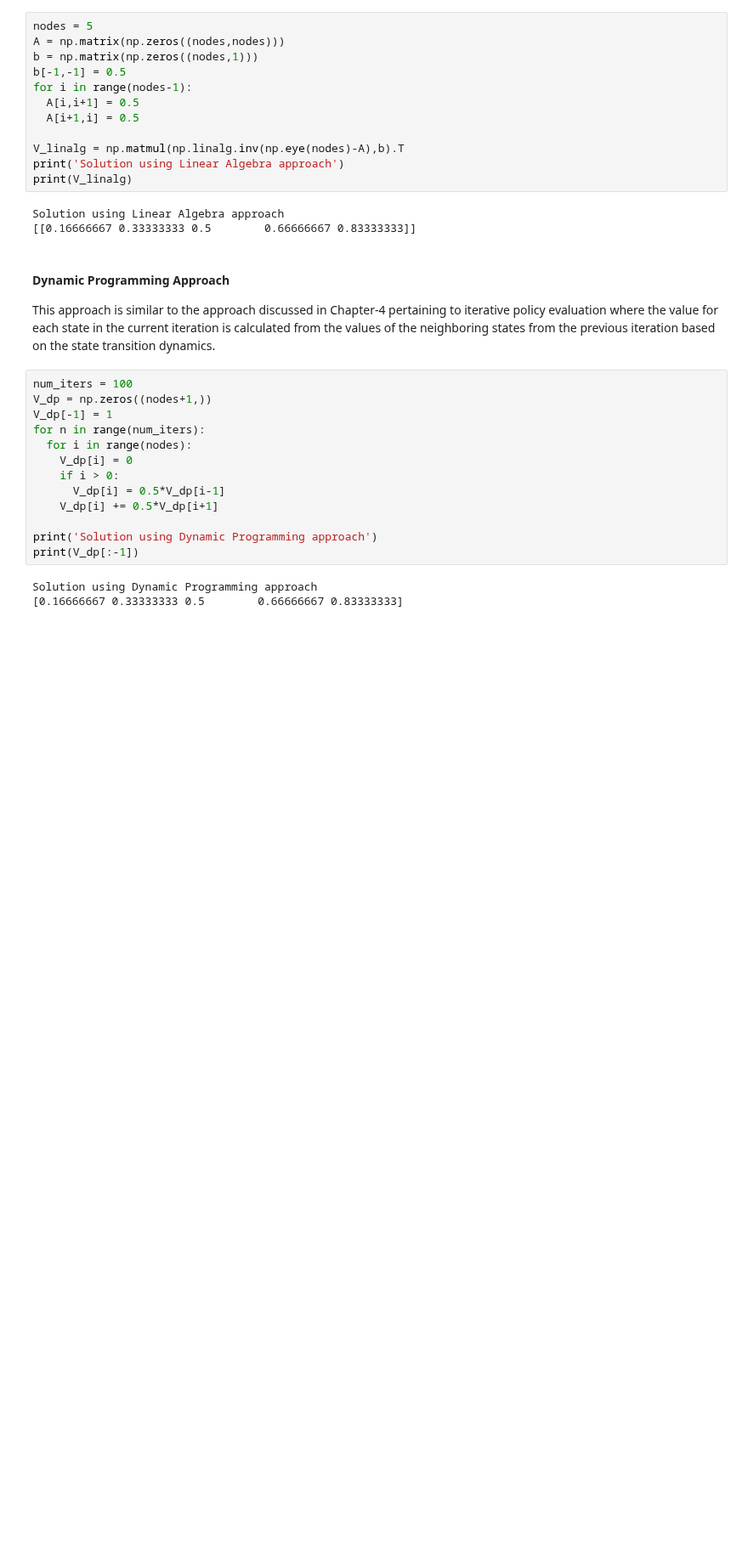
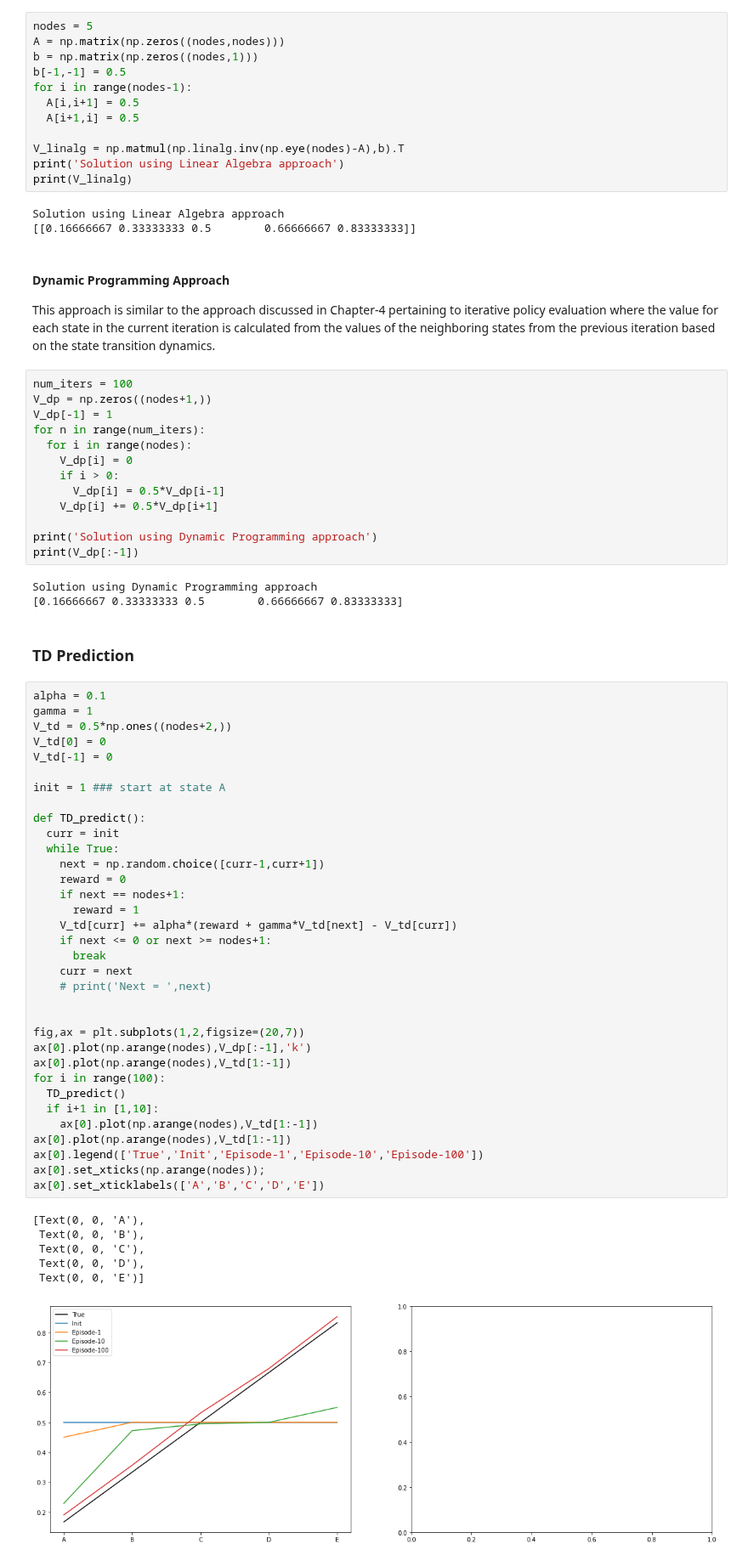
Before and after one commit to chandrusuresh/ReinforcementLearning, a Jupyter notebook: Ch6-TD_Learning/MarkovRandomProcess.ipynb, the cells around one changed output. Shown at 85% size. Cells and saved outputs as stored; diff of their text form; blank space fills up the shorter version.

```diff
--- a/Ch6-TD_Learning/MarkovRandomProcess.ipynb
+++ b/Ch6-TD_Learning/MarkovRandomProcess.ipynb
@@ -55,3 +55,46 @@ print(V_dp[:-1])
 # %% [output]
 Solution using Dynamic Programming approach
 [0.16666667 0.33333333 0.5        0.66666667 0.83333333]
+# %% [markdown]
+### TD Prediction
+# %%
+alpha = 0.1
+gamma = 1
+V_td = 0.5*np.ones((nodes+2,))
+V_td[0] = 0
+V_td[-1] = 0
+
+init = 1 ### start at state A
+
+def TD_predict():
+  curr = init
+  while True:
+    next = np.random.choice([curr-1,curr+1])
+    reward = 0
+    if next == nodes+1:
+      reward = 1
+    V_td[curr] += alpha*(reward + gamma*V_td[next] - V_td[curr])
+    if next <= 0 or next >= nodes+1:
+      break
+    curr = next
+    # print('Next = ',next)
+
+
+fig,ax = plt.subplots(1,2,figsize=(20,7))
+ax[0].plot(np.arange(nodes),V_dp[:-1],'k')
+ax[0].plot(np.arange(nodes),V_td[1:-1])
+for i in range(100):
+  TD_predict()
+  if i+1 in [1,10]:
+    ax[0].plot(np.arange(nodes),V_td[1:-1])
+ax[0].plot(np.arange(nodes),V_td[1:-1])
+ax[0].legend(['True','Init','Episode-1','Episode-10','Episode-100'])
+ax[0].set_xticks(np.arange(nodes));
+ax[0].set_xticklabels(['A','B','C','D','E'])
+# %% [output]
+[Text(0, 0, 'A'),
+ Text(0, 0, 'B'),
+ Text(0, 0, 'C'),
+ Text(0, 0, 'D'),
+ Text(0, 0, 'E')]
+[figure, added]
```
